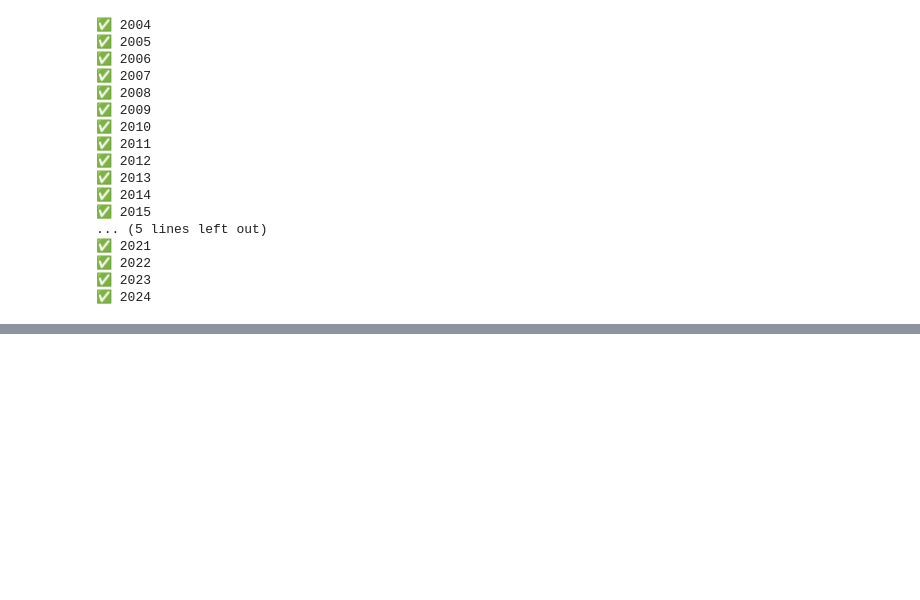
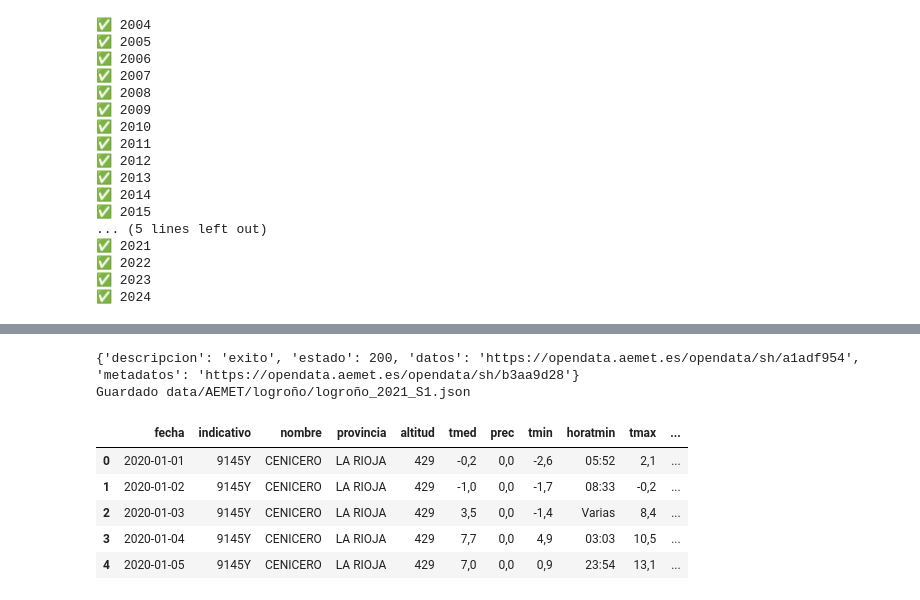
Before and after one commit to RosaSierr0609/Impacto-del-clima-en-la-agricultura-, a Jupyter notebook: proyecto_agricultura.ipynb, the cells around one changed output, grey strips where cells are left out. Saved outputs shown, nothing was run; the diff lists cells and outputs as text; code cells hidden in the pictures; blank space fills up the shorter version.

```diff
--- a/proyecto_agricultura.ipynb
+++ b/proyecto_agricultura.ipynb
@@ -222,0 +328,34 @@ for anio in range(2004, 2025):
+# %%
+descargar_json_aemet(
+    API_KEY,
+    "9145Y",
+    "2021-01-01",
+    "2021-06-30",
+    "data/AEMET/logroño/logroño_2021_S1.json"
+)
+# %% [output]
+{'descripcion': 'exito', 'estado': 200, 'datos': 'https://opendata.aemet.es/opendata/sh/a1adf954', 'metadatos': 'https://opendata.aemet.es/opendata/sh/b3aa9d28'}
+Guardado data/AEMET/logroño/logroño_2021_S1.json
+# %%
+#Unión de todos los .JSON para crear la tabla de clima de Logroño
+ruta = Path("data/AEMET/logroño")
+dfs = []
+
+for archivo in ruta.glob("*.json"):
+
+    df = pd.read_json(archivo)
+    dfs.append(df)
+
+clima_logroño = pd.concat(
+    dfs,
+    ignore_index=True
+)
+
+clima_logroño.head()
+# %% [output]
+|  | fecha | indicativo | nombre | provincia | altitud | tmed | prec | tmin | horatmin | tmax | ... |
+| 0 | 2020-01-01 | 9145Y | CENICERO | LA RIOJA | 429 | -0,2 | 0,0 | -2,6 | 05:52 | 2,1 | ... |
+| 1 | 2020-01-02 | 9145Y | CENICERO | LA RIOJA | 429 | -1,0 | 0,0 | -1,7 | 08:33 | -0,2 | ... |
+| 2 | 2020-01-03 | 9145Y | CENICERO | LA RIOJA | 429 | 3,5 | 0,0 | -1,4 | Varias | 8,4 | ... |
+| 3 | 2020-01-04 | 9145Y | CENICERO | LA RIOJA | 429 | 7,7 | 0,0 | 4,9 | 03:03 | 10,5 | ... |
+| 4 | 2020-01-05 | 9145Y | CENICERO | LA RIOJA | 429 | 7,0 | 0,0 | 0,9 | 23:54 | 13,1 | ... |
```
Also changed, not shown: parts of 11 cells of this notebook, 48 other files.
